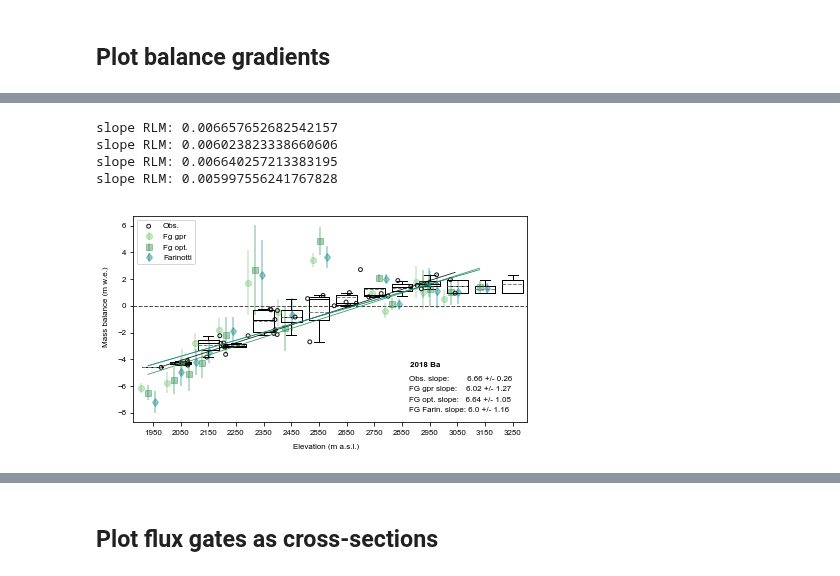
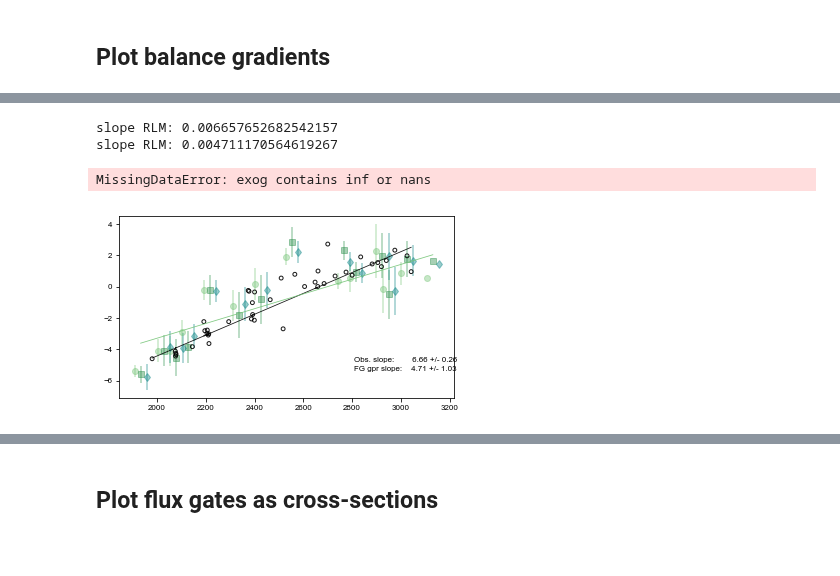
Before and after one commit to bpelto/ice_dynamics, a Jupyter notebook: flux_gate_velocity-Conrad__wip.ipynb, the cells around one changed output, grey strips where cells are left out. Saved outputs shown, nothing was run; the diff lists cells and outputs as text; code cells hidden in the pictures; blank space fills up the shorter version.

```diff
--- a/flux_gate_velocity-Conrad__wip.ipynb
+++ b/flux_gate_velocity-Conrad__wip.ipynb
@@ -498,7 +564,7 @@ FG_df
 WR= np.array(FG_df.dem_count[1:])
 WR= np.append(WR,[0])
 
-cb = 8 ##center bin
+cb = 7 ##center bin
 
 FG_df.loc[(cb+1), 'Q_in'] = 0.0  ## set Q_in to zero for top of west wing
 
@@ -511,6 +577,8 @@ FG_df.loc[cb, 'Q_netF'] = FG_df.Q_outF[cb+1]+ FG_df.Q_outF[cb+2] - FG_df.Q_outF[
 FG_df['Q_netAF']= FG_df.Q_netF / FG_df.dem_count
 
 FG_df['area_Qin']= WR
+FG_df.loc[cb, 'area_Qin'] = FG_df.dem_count[cb+1]+ FG_df.dem_count[cb+2]
+
 FG_df['sQoptA'] = FG_df.sQout / FG_df.dem_count
 FG_df['sQ_inA'] = FG_df.sQin / (FG_df.area_Qin+0.001)
 FG_df['sQnetA_opt'] = np.sqrt(FG_df.sQoptA**2 + FG_df.sQ_inA**2)
@@ -1123,7 +1254,7 @@ x_ax_obs=obs[(obs.Year==year)].Elev
 # Drop unrealistic FG smb:
 new = FG_all.copy()
 
-new = new[new.b_fg_we >-8.]
+# new = new[new.b_fg_we >-8.]
 # new = new[new.b_fg_we_gpr >-8.]
 
 new_gpr = new.copy()
@@ -1256,34 +1387,33 @@ for z in z_range:
 
 
 
 # thieves = sns.boxplot(x=obs_data.Elev_bin, y=obs_data.Ba, hue=obs_data.Year, palette='BuGn', saturation=0.7, ax=ax)
 # ax = sns.boxplot(x=Z_F, y=OB_F, palette='BuGn', saturation=0.7)#, ax=ax)
 meanlineprops = dict(linestyle='--', linewidth=1., color='0.5')
 medianprops = dict(linestyle='-', linewidth=1, color='k')
 BOX=plt.boxplot(OB_F[1:],meanprops=meanlineprops,medianprops=medianprops,showmeans=True, meanline=True,sym='',
                 positions=[1950, 2050, 2150, 2250, 2350, 2450, 2550, 2650, 2750, 2850, 2950, 3050,
                           3150, 3250],widths=75)
 #                            2050., 2150., 2250., 2350., 2450., 2550., 2650., 2750.
 # Add jitter with the swarmplot function.
 # ax = sns.swarmplot(x=Zor, y=OBS, color="grey")
 # glacio = [Z, OBS]
 
 # ax.boxplot(glacio)
 
 ############################
 ax.set_xlim(1880,3300)
 fig.subplots_adjust(bottom=0.12, top=0.98, hspace=0.1, left=0.08, right=0.99, wspace=0.05)#left=0.07, right=0.9,wspace=0.05,
 ax.legend(loc='upper left')#, bbox_to_anchor=(0, 0.42, 0.7, 0.5), labelspacing=0.2, handletextpad=0.1)
 # ax.xaxis.set_major_locator(ticker.MultipleLocator(100))
 fig.text(0.01, 0.75, 'Mass balance (m w.e.)', rotation=90)
 fig.text(0.45, 0.01, 'Elevation (m a.s.l.)')
 fig.text(0.72, 0.35, str(year)+ ' '+ balance, fontweight='bold')
 plt.savefig(fl_path + 'products/' + Glacier[gl]+'_bdot_' + balance + str(year) +'.png', dpi=300) #+ Glacier[gl]
 
 plt.show()
 # %% [output]
 slope RLM: 0.006657652682542157
-slope RLM: 0.006023823338660606
-slope RLM: 0.006640257213383195
-slope RLM: 0.005997556241767828
+slope RLM: 0.004711170564619267
+MissingDataError: exog contains inf or nans
-[figure, old version]
+[figure, new version]
```
Also changed, not shown: parts of 28 cells of this notebook.
